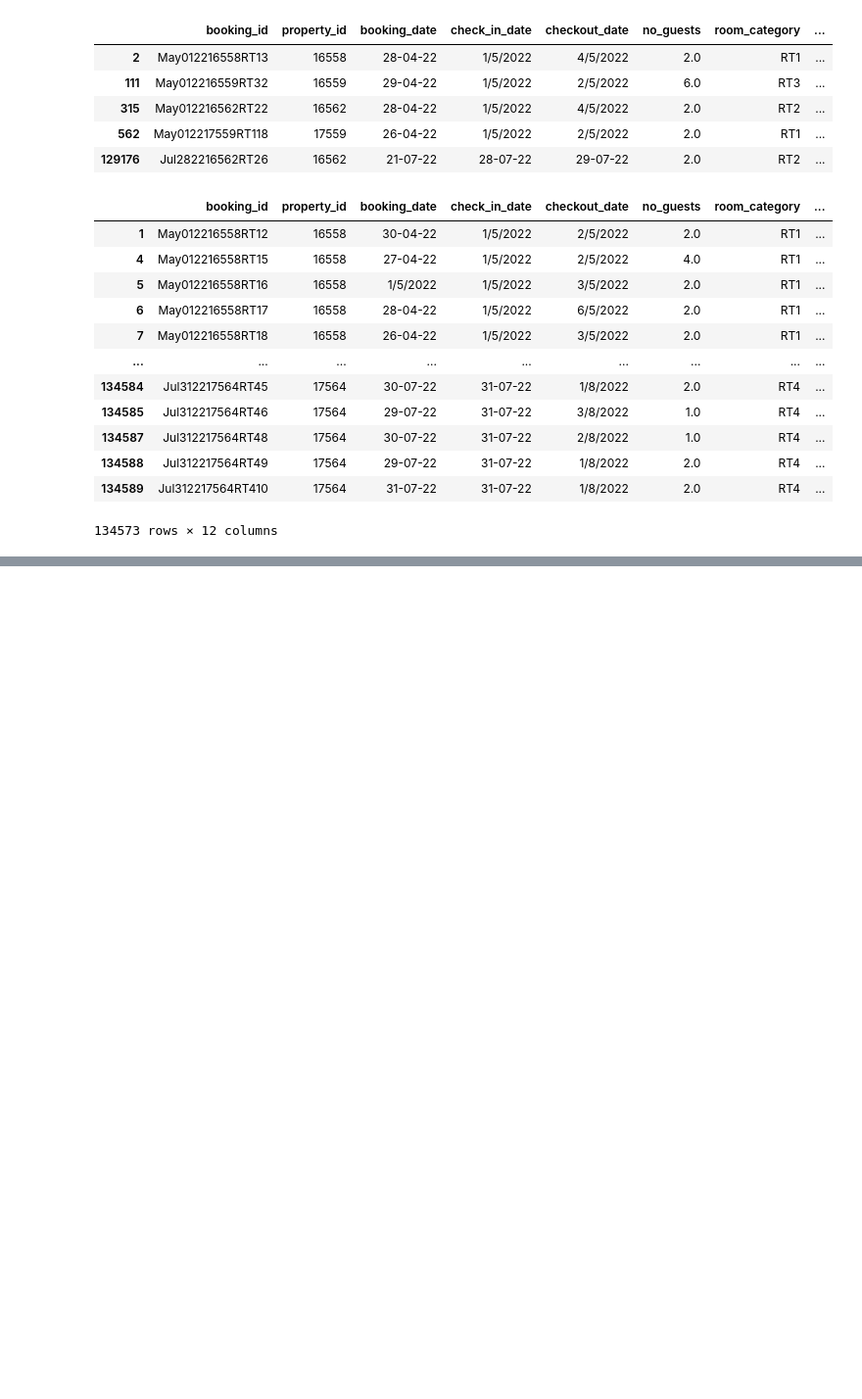
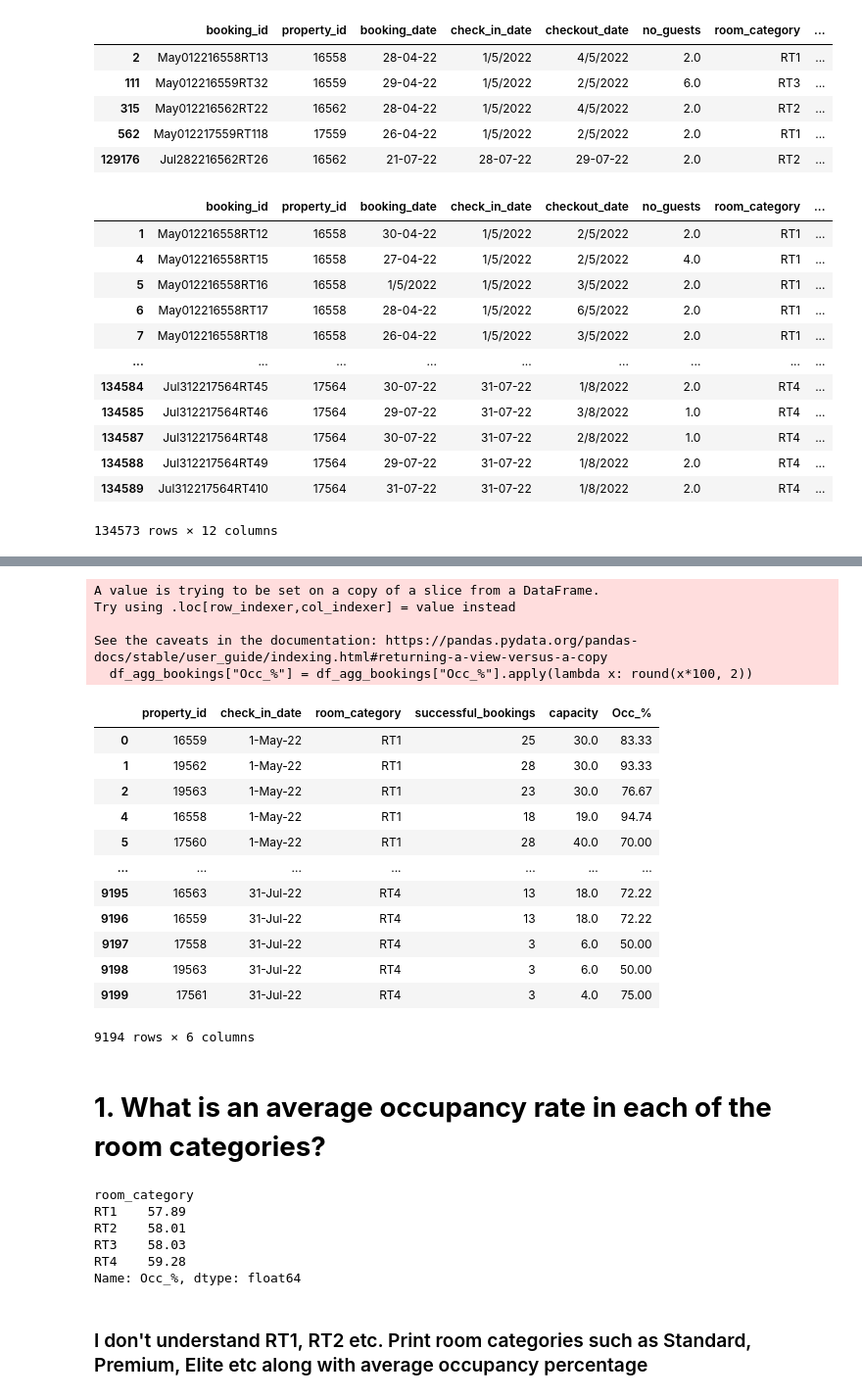
Before and after one commit to leon0113/Hotel_chain_Data_analytics_project, a Jupyter notebook: Atliq_hotel_EDA.ipynb, the cells around one changed output, grey strips where cells are left out. Shown at 98% size. Cells and saved outputs as stored; diff of their text form; code cells hidden in the pictures; blank space fills up the shorter version.

Commit message:
data transformation

```diff
--- a/Atliq_hotel_EDA.ipynb
+++ b/Atliq_hotel_EDA.ipynb
@@ -234,0 +289,2 @@ df_bookings_new
+# %%
+df_agg_bookings['capacity'] = df_agg_bookings['capacity'].fillna(df_agg_bookings['capacity'].median())
@@ -234,0 +309,3 @@ df_bookings_new
+# %%
+# filter
+df_agg_bookings = df_agg_bookings[df_agg_bookings.successful_bookings <= df_agg_bookings.capacity]
@@ -234,0 +318,3 @@ df_bookings_new
+# %%
+# we will a new column on df_agg_bookings 'Occupation % = successful_bookings / capacity'
+df_agg_bookings["Occ_%"] = df_agg_bookings.successful_bookings / df_agg_bookings.capacity
@@ -234,0 +341,36 @@ df_bookings_new
+# %%
+# format the occ_%
+df_agg_bookings["Occ_%"] = df_agg_bookings["Occ_%"].apply(lambda x: round(x*100, 2))
+df_agg_bookings
+# %% [output]
+A value is trying to be set on a copy of a slice from a DataFrame.
+Try using .loc[row_indexer,col_indexer] = value instead
+
+See the caveats in the documentation: https://pandas.pydata.org/pandas-docs/stable/user_guide/indexing.html#returning-a-view-versus-a-copy
+  df_agg_bookings["Occ_%"] = df_agg_bookings["Occ_%"].apply(lambda x: round(x*100, 2))
+|  | property_id | check_in_date | room_category | successful_bookings | capacity | Occ_% |
+| 0 | 16559 | 1-May-22 | RT1 | 25 | 30.0 | 83.33 |
+| 1 | 19562 | 1-May-22 | RT1 | 28 | 30.0 | 93.33 |
+| 2 | 19563 | 1-May-22 | RT1 | 23 | 30.0 | 76.67 |
+| 4 | 16558 | 1-May-22 | RT1 | 18 | 19.0 | 94.74 |
+| 5 | 17560 | 1-May-22 | RT1 | 28 | 40.0 | 70.00 |
+| ... | ... | ... | ... | ... | ... | ... |
+| 9195 | 16563 | 31-Jul-22 | RT4 | 13 | 18.0 | 72.22 |
+| 9196 | 16559 | 31-Jul-22 | RT4 | 13 | 18.0 | 72.22 |
+| 9197 | 17558 | 31-Jul-22 | RT4 | 3 | 6.0 | 50.00 |
+| 9198 | 19563 | 31-Jul-22 | RT4 | 3 | 6.0 | 50.00 |
+| 9199 | 17561 | 31-Jul-22 | RT4 | 3 | 4.0 | 75.00 |
+9194 rows × 6 columns
+# %% [markdown]
+# **1. What is an average occupancy rate in each of the room categories?**
+# %%
+df_agg_bookings.groupby("room_category")["Occ_%"].mean().round(2)
+# %% [output]
+room_category
+RT1    57.89
+RT2    58.01
+RT3    58.03
+RT4    59.28
+Name: Occ_%, dtype: float64
+# %% [markdown]
+### I don't understand RT1, RT2 etc. Print room categories such as Standard, Premium, Elite etc along with average occupancy percentage
```
Also changed, not shown: parts of 13 cells of this notebook.
